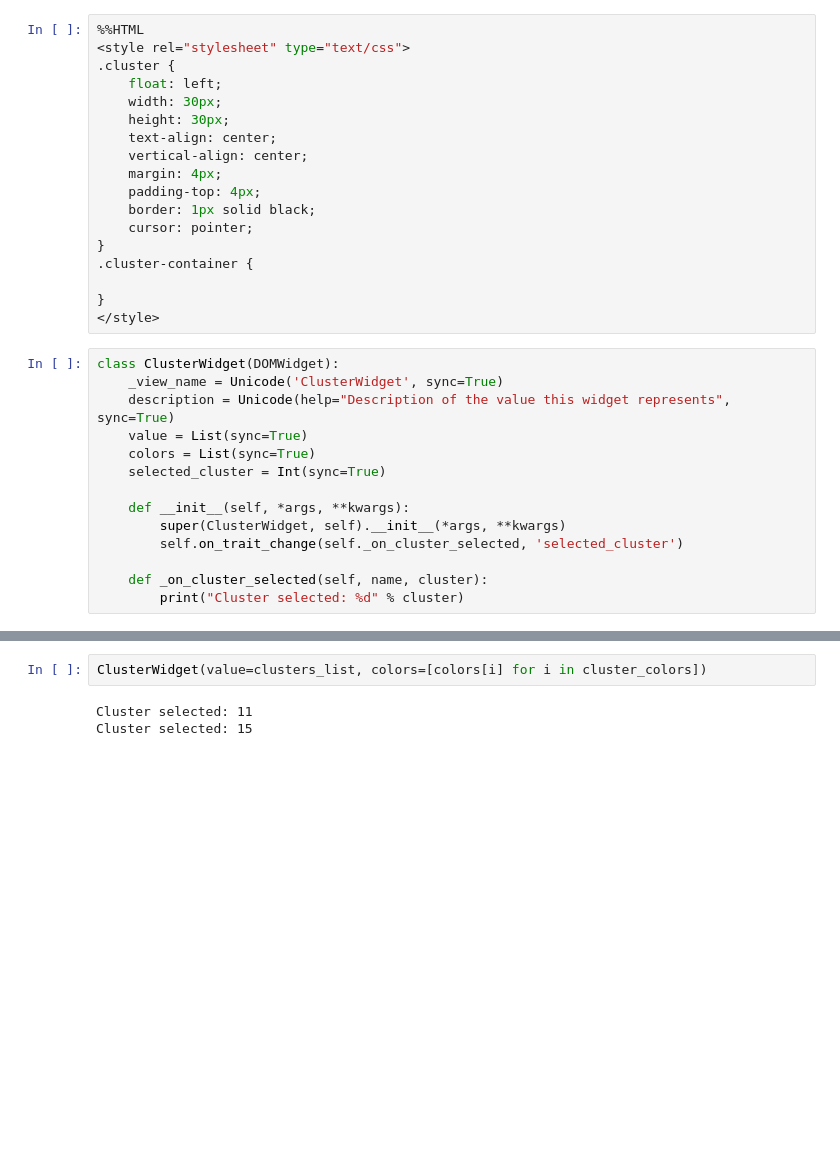
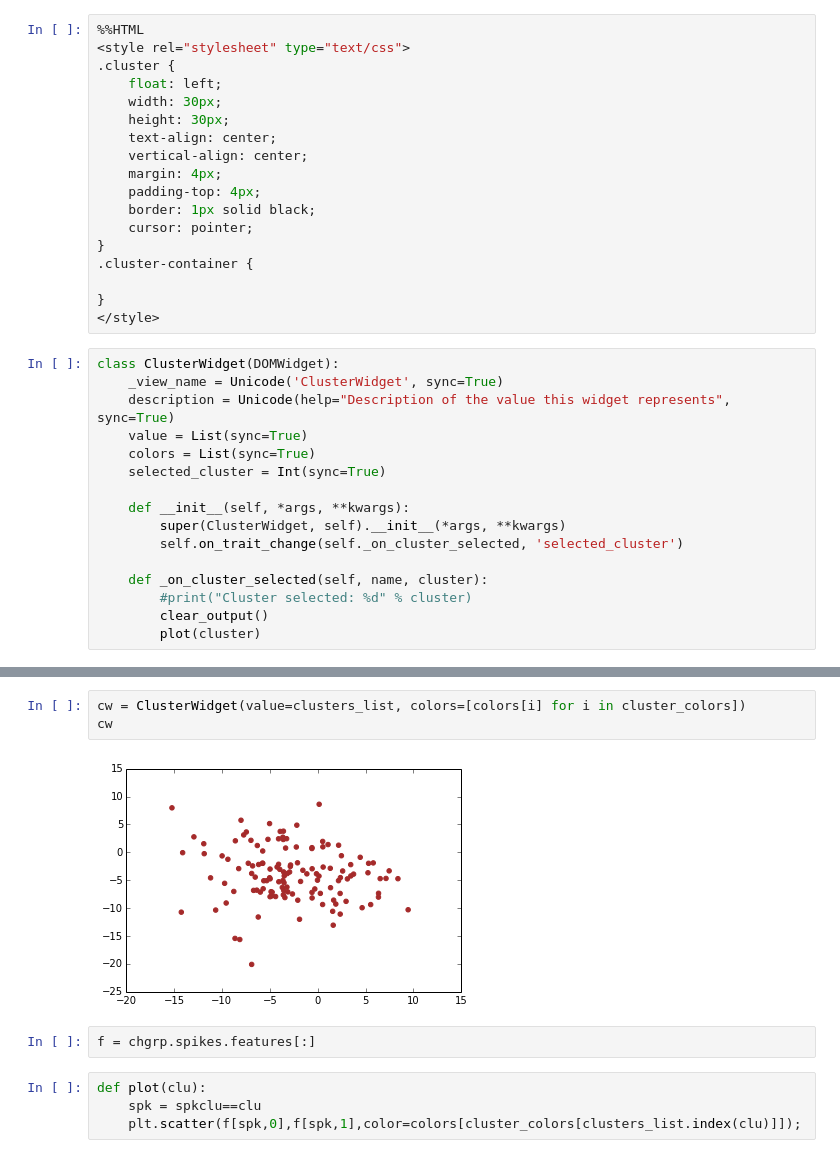
Before and after one commit to kwikteam/experimental, a Jupyter notebook: notebook/test1.ipynb, the cells around one changed output, grey strips where cells are left out. Cells and saved outputs as stored; diff of their text form; blank space fills up the shorter version.

```diff
--- a/notebook/test1.ipynb
+++ b/notebook/test1.ipynb
@@ -64,7 +67,9 @@ class ClusterWidget(DOMWidget):
         self.on_trait_change(self._on_cluster_selected, 'selected_cluster')
 
     def _on_cluster_selected(self, name, cluster):
-        print("Cluster selected: %d" % cluster)
+        #print("Cluster selected: %d" % cluster)
+        clear_output()
+        plot(cluster)
 # %%
 %%javascript
 require(["widgets/js/widget"], function(WidgetManager){
@@ -104,7 +109,13 @@ require(["widgets/js/widget"], function(WidgetManager){
 # %% [output]
 [interactive output not drawn]
 # %%
-ClusterWidget(value=clusters_list, colors=[colors[i] for i in cluster_colors])
+cw = ClusterWidget(value=clusters_list, colors=[colors[i] for i in cluster_colors])
+cw
 # %% [output]
-Cluster selected: 11
-Cluster selected: 15
+[figure, added]
+# %%
+f = chgrp.spikes.features[:]
+# %%
+def plot(clu):
+    spk = spkclu==clu
+    plt.scatter(f[spk,0],f[spk,1],color=colors[cluster_colors[clusters_list.index(clu)]]);
```
Also changed, not shown: parts of 3 cells of this notebook.
